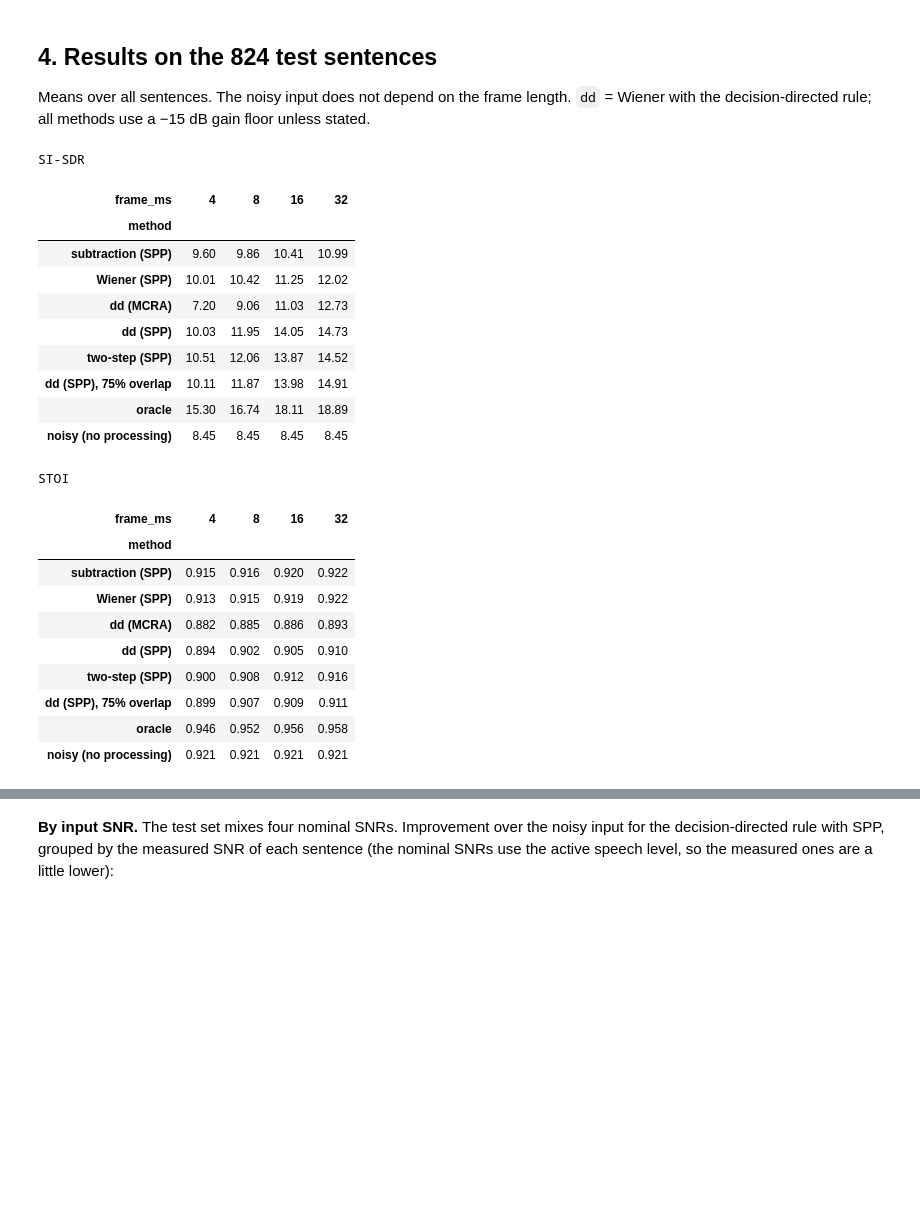
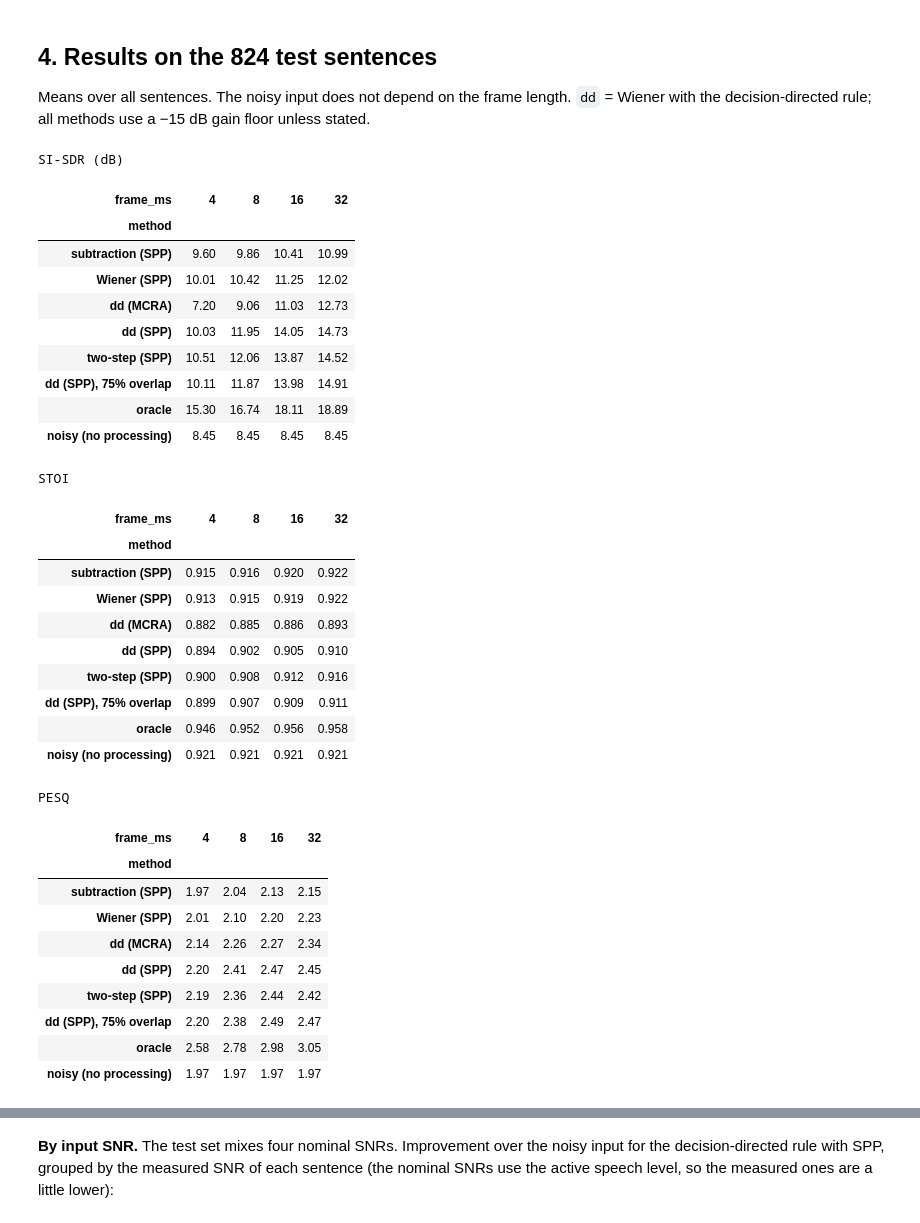
Before and after one commit to victor-merino-hub/audiolab, a Jupyter notebook: notebooks/07_noise_reduction.ipynb, the cells around one changed output, grey strips where cells are left out. Saved outputs shown, nothing was run; the diff lists cells and outputs as text; code cells hidden in the pictures; blank space fills up the shorter version.

```diff
--- a/notebooks/07_noise_reduction.ipynb
+++ b/notebooks/07_noise_reduction.ipynb
@@ -212,40 +212,54 @@ Means over all sentences. The noisy input does not depend on the frame length. `
 decision-directed rule; all methods use a −15 dB gain floor unless stated.
 # %%
 res = pd.read_csv(DATA / "results" / "denoising.csv")
+KEYS = ["file", "frame_ms", "overlap", "rule", "noise", "floor_db"]
+res = res.merge(pd.read_csv(DATA / "results" / "denoising_pesq.csv").drop(columns="input_snr"), on=KEYS)
+METRICS = (("si_sdr", "SI-SDR (dB)", "{:.2f}"), ("stoi", "STOI", "{:.3f}"), ("pesq", "PESQ", "{:.2f}"))
 noisy = res[res.rule == "noisy"]
 label = {("subtraction", "spp", 2): "subtraction (SPP)", ("wiener", "spp", 2): "Wiener (SPP)",
          ("wiener_dd", "mcra", 2): "dd (MCRA)", ("wiener_dd", "spp", 2): "dd (SPP)",
          ("wiener_tsnr", "spp", 2): "two-step (SPP)", ("wiener_dd", "spp", 4): "dd (SPP), 75% overlap",
          ("oracle", "-", 2): "oracle"}
 main = res[(res.floor_db == -15) & (res.rule != "noisy")].copy()
 main["method"] = [label[k] for k in zip(main.rule, main.noise, main.overlap)]
 order = list(label.values())
 
-for metric, fmt in (("si_sdr", "{:.2f}"), ("stoi", "{:.3f}")):
+for metric, title, fmt in METRICS:
     table = main.pivot_table(index="method", columns="frame_ms", values=metric).reindex(order)
     table.loc["noisy (no processing)"] = noisy[metric].mean()
-    display(table.style.format(fmt).set_caption(metric.upper().replace("_", "-")))
+    display(table.style.format(fmt).set_caption(title))
 # %% [output]
-SI-SDR
+SI-SDR (dB)
 | frame_ms | 4 | 8 | 16 | 32 |
 | method |  |  |  |  |
 | subtraction (SPP) | 9.60 | 9.86 | 10.41 | 10.99 |
 | Wiener (SPP) | 10.01 | 10.42 | 11.25 | 12.02 |
 | dd (MCRA) | 7.20 | 9.06 | 11.03 | 12.73 |
 | dd (SPP) | 10.03 | 11.95 | 14.05 | 14.73 |
 | two-step (SPP) | 10.51 | 12.06 | 13.87 | 14.52 |
 | dd (SPP), 75% overlap | 10.11 | 11.87 | 13.98 | 14.91 |
 | oracle | 15.30 | 16.74 | 18.11 | 18.89 |
 | noisy (no processing) | 8.45 | 8.45 | 8.45 | 8.45 |
 STOI
 | frame_ms | 4 | 8 | 16 | 32 |
 | method |  |  |  |  |
 | subtraction (SPP) | 0.915 | 0.916 | 0.920 | 0.922 |
 | Wiener (SPP) | 0.913 | 0.915 | 0.919 | 0.922 |
 | dd (MCRA) | 0.882 | 0.885 | 0.886 | 0.893 |
 | dd (SPP) | 0.894 | 0.902 | 0.905 | 0.910 |
 | two-step (SPP) | 0.900 | 0.908 | 0.912 | 0.916 |
 | dd (SPP), 75% overlap | 0.899 | 0.907 | 0.909 | 0.911 |
 | oracle | 0.946 | 0.952 | 0.956 | 0.958 |
 | noisy (no processing) | 0.921 | 0.921 | 0.921 | 0.921 |
+PESQ
+| frame_ms | 4 | 8 | 16 | 32 |
+| method |  |  |  |  |
+| subtraction (SPP) | 1.97 | 2.04 | 2.13 | 2.15 |
+| Wiener (SPP) | 2.01 | 2.10 | 2.20 | 2.23 |
+| dd (MCRA) | 2.14 | 2.26 | 2.27 | 2.34 |
+| dd (SPP) | 2.20 | 2.41 | 2.47 | 2.45 |
+| two-step (SPP) | 2.19 | 2.36 | 2.44 | 2.42 |
+| dd (SPP), 75% overlap | 2.20 | 2.38 | 2.49 | 2.47 |
+| oracle | 2.58 | 2.78 | 2.98 | 3.05 |
+| noisy (no processing) | 1.97 | 1.97 | 1.97 | 1.97 |
 # %%
```
Also changed, not shown: parts of 9 cells of this notebook, 4 other files.
